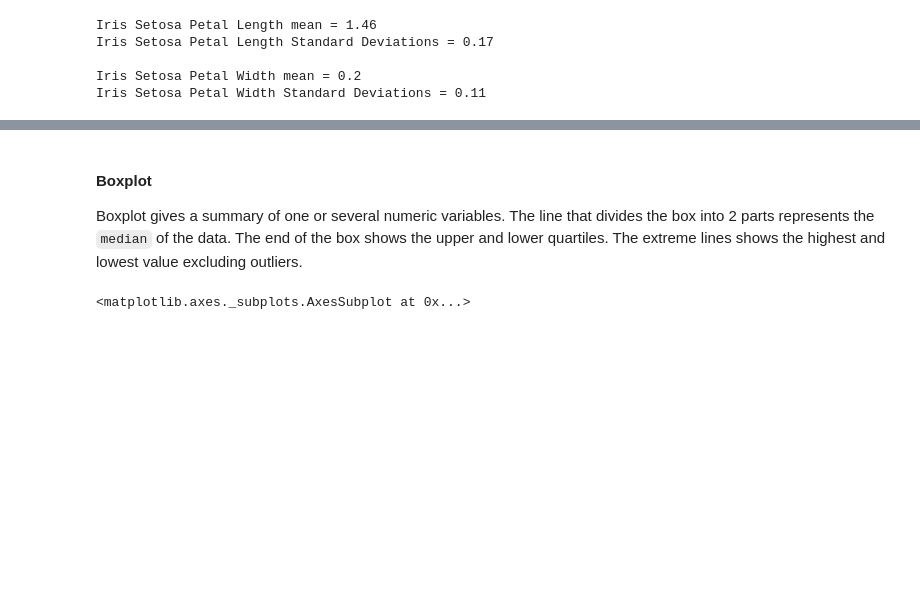
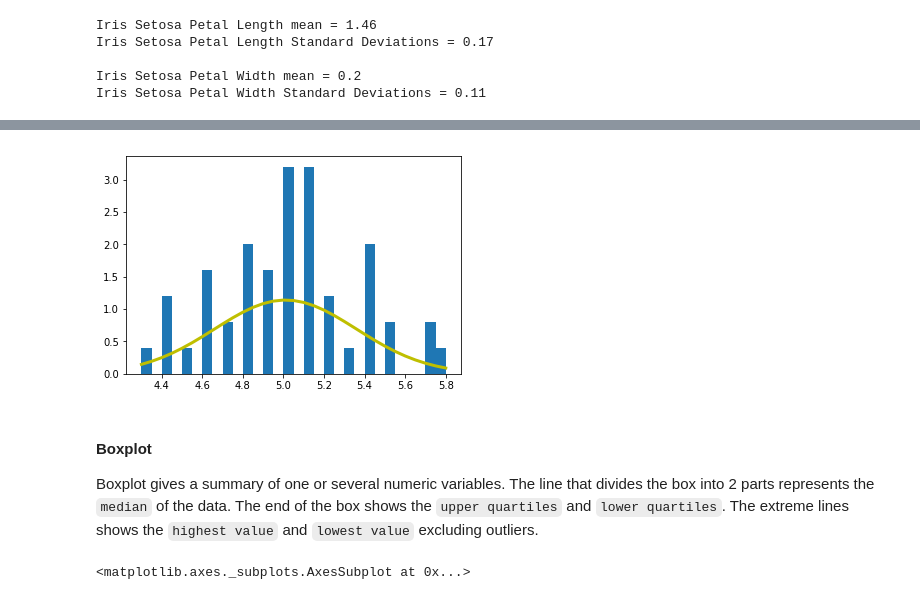
Before and after one commit to Slawak1/pands-project, a Jupyter notebook: IrisProject2019.ipynb, the cells around one changed output, grey strips where cells are left out. Drawn from its saved outputs; the diff is of its cells as text; code cells hidden in the pictures; blank space fills up the shorter version.

```diff
--- a/IrisProject2019.ipynb
+++ b/IrisProject2019.ipynb
@@ -434,6 +483,17 @@ $$Petal width  = 0.20 \pm 0.11 cm$$
+# %%
+mu, sigma = 5.01, 0.35
+s = dfSetosa['SepalLengthCm']
+# Create the bins and histogram
+count, bins, ignored = plt.hist(s, 30, normed=True)
+# Plot the distribution curve
+plt.plot(bins, 1/(sigma * np.sqrt(2 * np.pi)) *
+    np.exp( - (bins - mu)**2 / (2 * sigma**2) ),       linewidth=3, color='y')
+plt.show()
+# %% [output]
+[figure, added]
 # %% [markdown]
 #### Boxplot
-Boxplot gives a summary of one or several numeric variables. The line that divides the box into 2 parts represents the `median` of the data. The end of the box shows the upper and lower quartiles. The extreme lines shows the highest and lowest value excluding outliers.
+Boxplot gives a summary of one or several numeric variables. The line that divides the box into 2 parts represents the `median` of the data. The end of the box shows the `upper quartiles` and `lower quartiles`. The extreme lines shows the `highest value` and `lowest value` excluding outliers.
 # %%
 
 plt.figure(figsize=(7,9))
```
Also changed, not shown: parts of 21 cells of this notebook.
